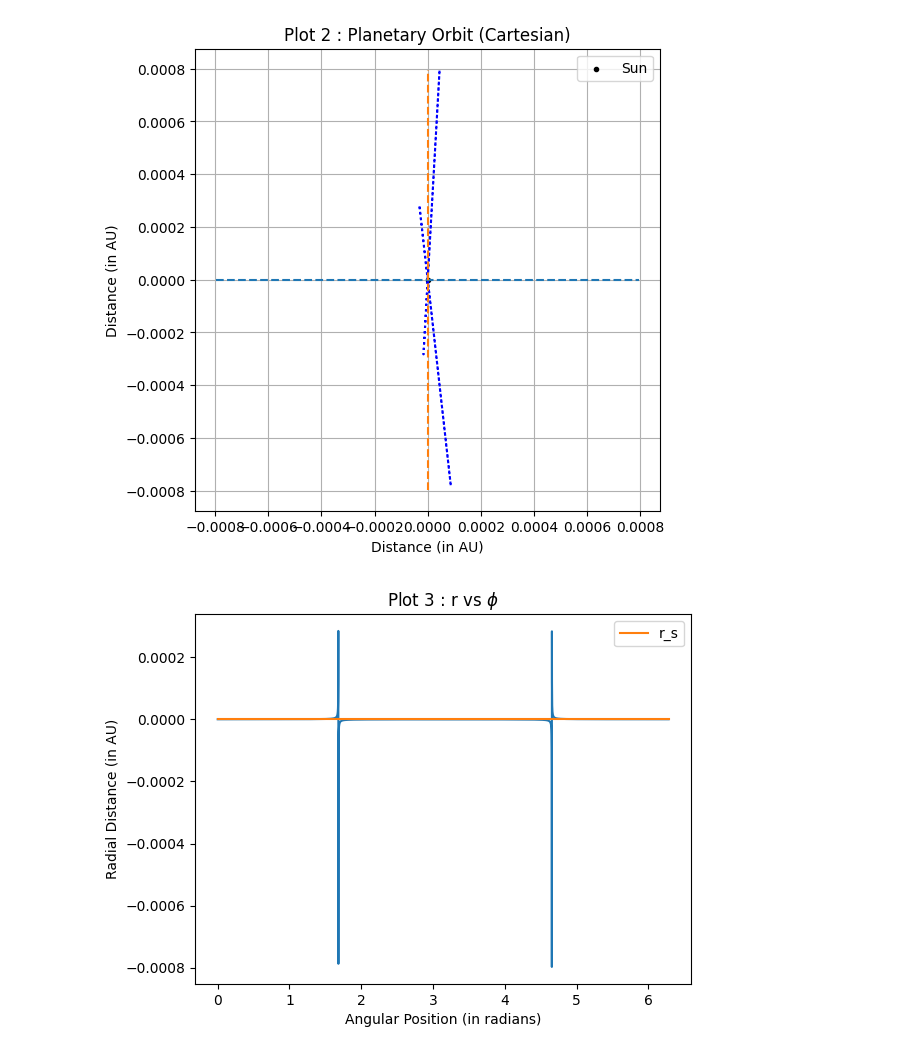
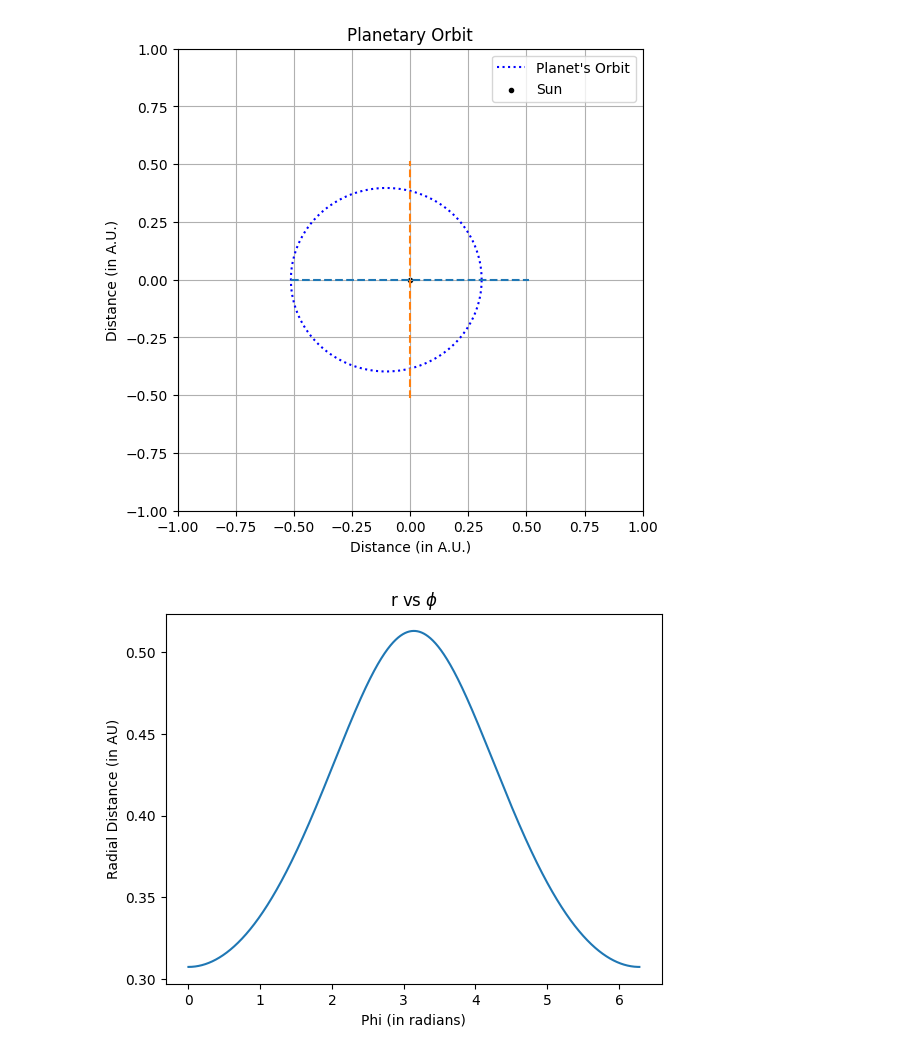
Before and after one commit to arndasgupta72/eventhorizon, a Jupyter notebook: Code.ipynb, the cells around one changed output. Saved outputs shown, nothing was run; the diff lists cells and outputs as text; code cells hidden in the pictures.

```diff
--- a/Code.ipynb
+++ b/Code.ipynb
@@ -44,10 +39,10 @@ e_earth = 0.017                     # eccentricity of earth's orbit (in Newtonia
 # %%
 # Defining the derivative function
-# here x = angular position (phi)
-# and y = radial position (r)
+# Here x = angular coordinate (phi)
+# and y = [r, v]
 
 def ddx(x,y):
     u = y[0]
     v = y[1]
-    return np.array([v,3*G*M*u**2/c**2-u])
+    return np.array([v,G*M/L**2-u])
 # %%
@@ -72,14 +67,13 @@ def Caller(mtd,f,xs,y_ini,h):
         y = mtd(ddx,x,y,h)
     return ys
 # %%
-# Initial Coditions
+# Initial Conditions
 
-# For Earth :
-
-r0 = 10*r_s                              # Initial Radial Position
+r0 = 1*merc_per                           # Initial Radial Position
 u0 = 1/r0
-v0 = 0                                          # Initial Radial Velocity
+v0 = 0                                      # Initial Radial Velocity
 y_ini = np.array([u0,v0])
+L = 1.0*L_mercury                           # Angular momentum per unit mass
 
 # Time step
 
@@ -87,13 +81,14 @@ h = 0.001
 # %%
 # Getting a solution
 
-n = 1                                       # Number of full circles
-
-xs = np.arange(0,2*np.pi*n,h)                # Stores the angular coordinates
+n = 1                                        # Number of revolutions
+xs = np.arange(0,2*np.pi*n+h,h)              # Stores the angular coordinates
 ys = Caller(rk4,ddx,xs,y_ini,h)              # Stores the radial coordinates and radial velocities
 
-r = 1/ys[:,0]                                  # Stores just the radial coordinates
-r = r/(1*AU)                                 # Normalizes the radial distance w.r.t. 1 A.U.
+u = ys[:,0]
+r = 1/u                                  # Stores just the radial coordinates
+phi_dot = L/r**2
+r = r/AU                                 # Normalizes the radial distance w.r.t. 1 A.U.
 # %%
 # Visualizing the Polar Plot
 
@@ -122,29 +117,32 @@ for i in range(len(r)):
     if l<abs(y_ax[i]):
         l=abs(y_ax[i])
 
+q = 0.0
 
 plt.figure(figsize=(6,6))
-plt.plot(x_ax,y_ax,c='blue',linestyle = 'dotted')
+plt.plot(x_ax,y_ax,c='blue',linestyle = 'dotted',label="Planet's Orbit")
 plt.plot([-l,l],[0,0],linestyle = 'dashed')
 plt.plot([0,0],[-l,l],linestyle = 'dashed')
 plt.scatter([0],[0],marker='.',c='black',label="Sun")
-plt.xlabel("Distance (in AU)")
-plt.ylabel("Distance (in AU)")
-plt.title("Plot 2 : Planetary Orbit (Cartesian)")
+plt.xlabel("Distance (in A.U.)")
+plt.ylabel("Distance (in A.U.)")
+plt.title("Planetary Orbit")
+plt.xlim(-10**-q,10**-q)
+plt.ylim(-10**-q,10**-q)
 plt.grid()
 plt.legend()
 plt.show()
 # %% [output]
-[figure, old version]
+[figure, new version]
 # %%
-# Radial Distance vs phi plot
+# r vs phi
 
 plt.plot(xs,r)
-plt.plot([0,max(xs)],[r_s/AU,r_s/AU],label = "r_s")
-plt.title("Plot 3 : r vs $\phi$")
-plt.xlabel("Angular Position (in radians)")
+plt.title("r vs ${\phi}$")
+# plt.plot([0,max(days)],[max(r),max(r)],linestyle = "dotted",label = "Aphelion")
+# plt.plot([0,max(days)],[min(r),min(r)],linestyle = "dotted",label = "Perihelion")
 plt.ylabel("Radial Distance (in AU)")
-plt.legend()
+plt.xlabel("Phi (in radians)")
 plt.show()
 # %% [output]
-[figure, old version]
+[figure, new version]
```
Also changed, not shown: parts of 10 cells of this notebook, 2 other files.
